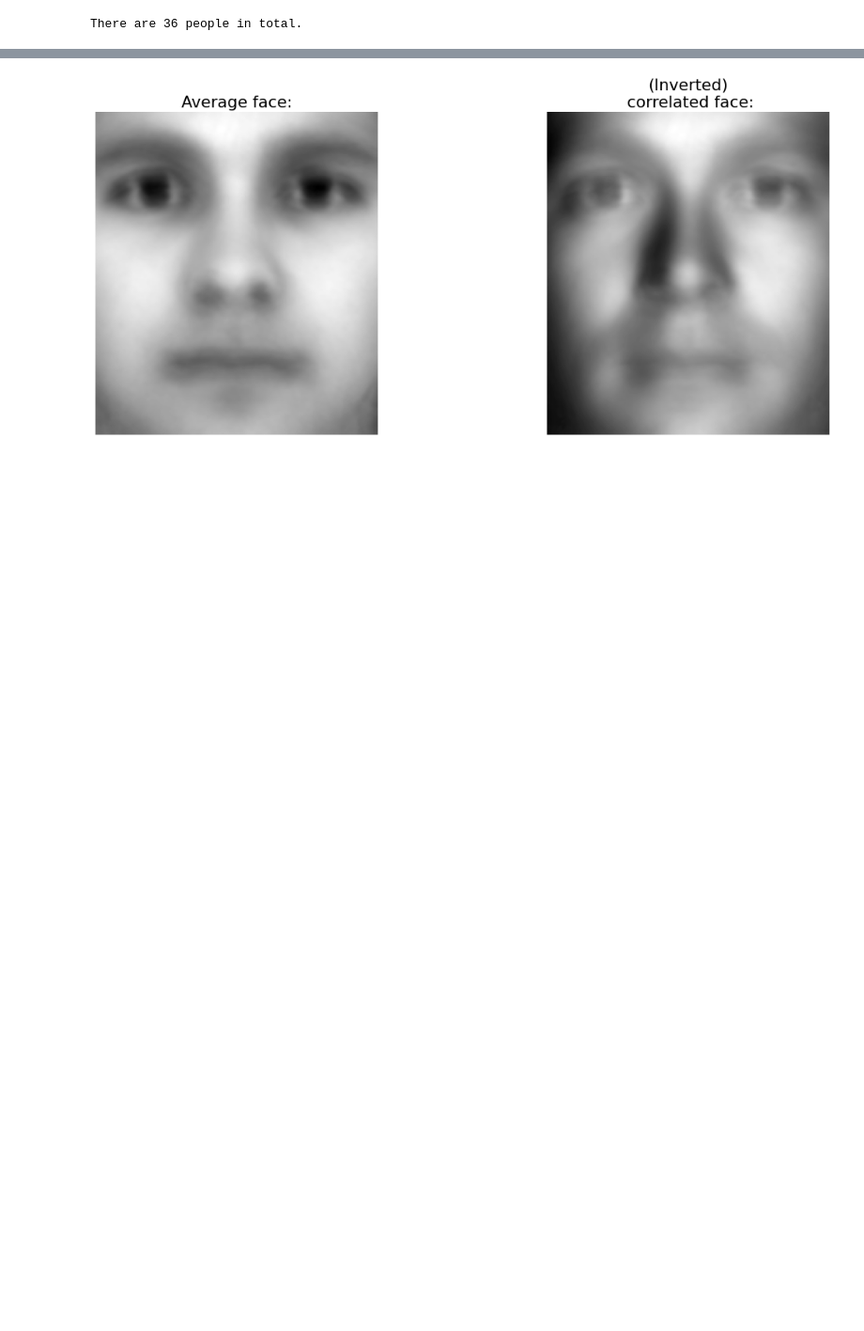
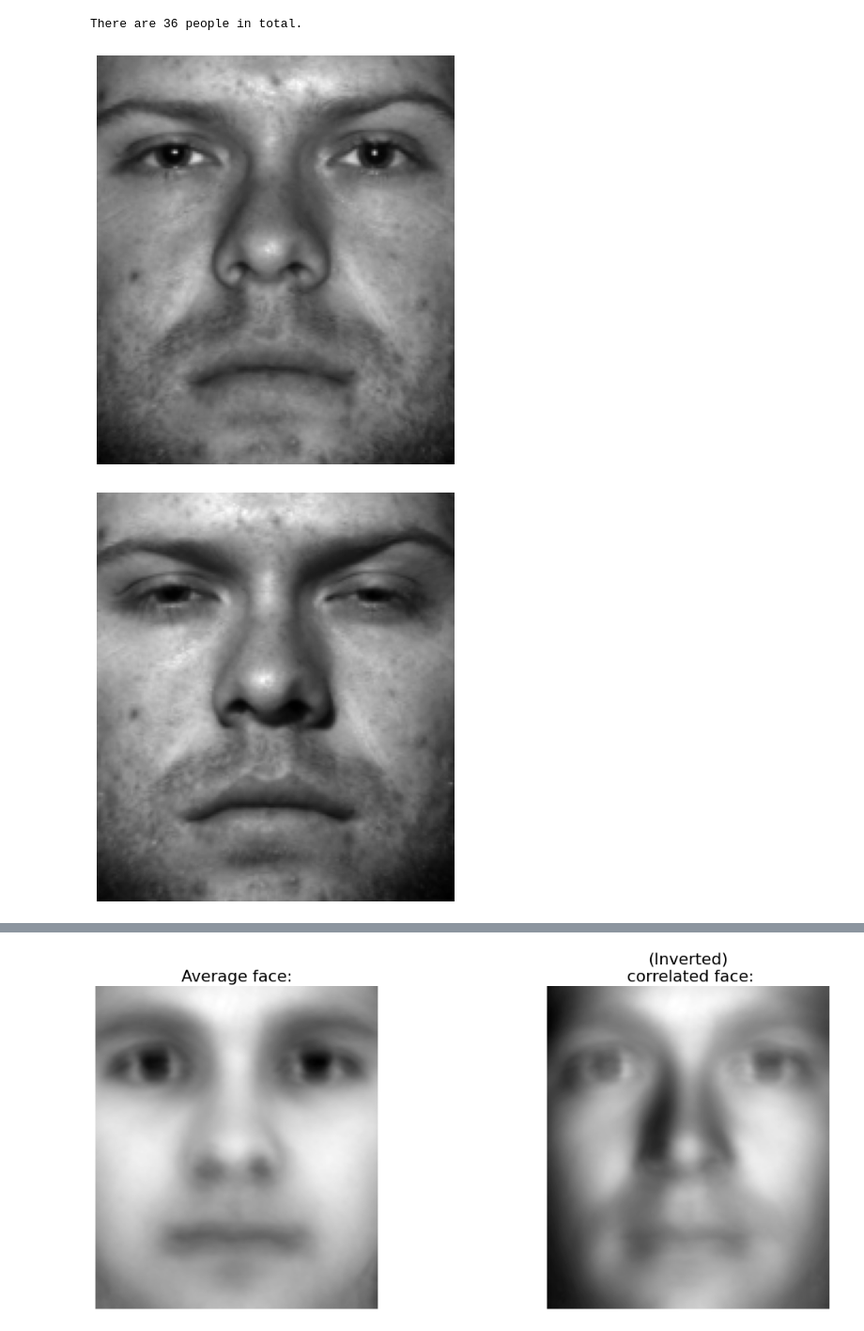
Before and after one commit to cedric-uden/Dimensionality-Reduction, a Jupyter notebook: notebooks/SVD-Meaningful_PCs-Rotation_Pitfall.ipynb, the cells around one changed output, grey strips where cells are left out. Shown at 94% size. Drawn from its saved outputs; the diff is of its cells as text; code cells hidden in the pictures; blank space fills up the shorter version.

Commit message:
added a cell to plot the images to verify the correctness of the work

```diff
--- a/notebooks/SVD-Meaningful_PCs-Rotation_Pitfall.ipynb
+++ b/notebooks/SVD-Meaningful_PCs-Rotation_Pitfall.ipynb
@@ -42,3 +41,18 @@ split_data_in_half_delimiter = np.sum(n_faces[:modify_x_people])
 split_training_faces = np.split(training_faces, [split_data_in_half_delimiter], axis=1)
 modify_faces = split_training_faces[0]
 intact_faces = split_training_faces[1]
+# %%
+for i, col in enumerate(modify_faces.T):
+    if i == 0 or i == 10 or i == 58:
+        fig1 = plt.figure()
+
+        ax1 = fig1.add_subplot(111)
+        np_avg_face = np.reshape(col, (m, n)).T
+        img_avg = ax1.imshow(np_avg_face)
+        img_avg.set_cmap('gray')
+        plt.axis('off')
+
+        plt.show()
+# %% [output]
+[figure, added]
+[figure, added]
```
Also changed, not shown: parts of 2 cells of this notebook.
